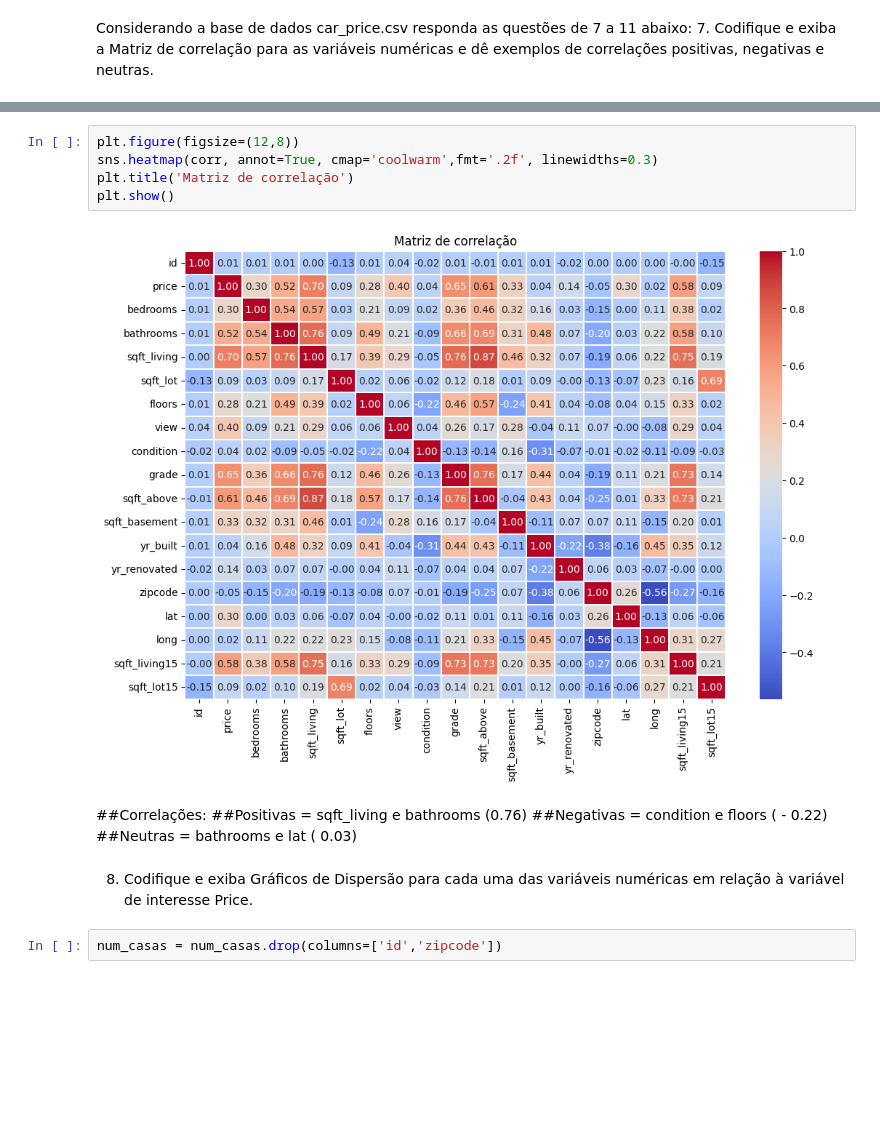
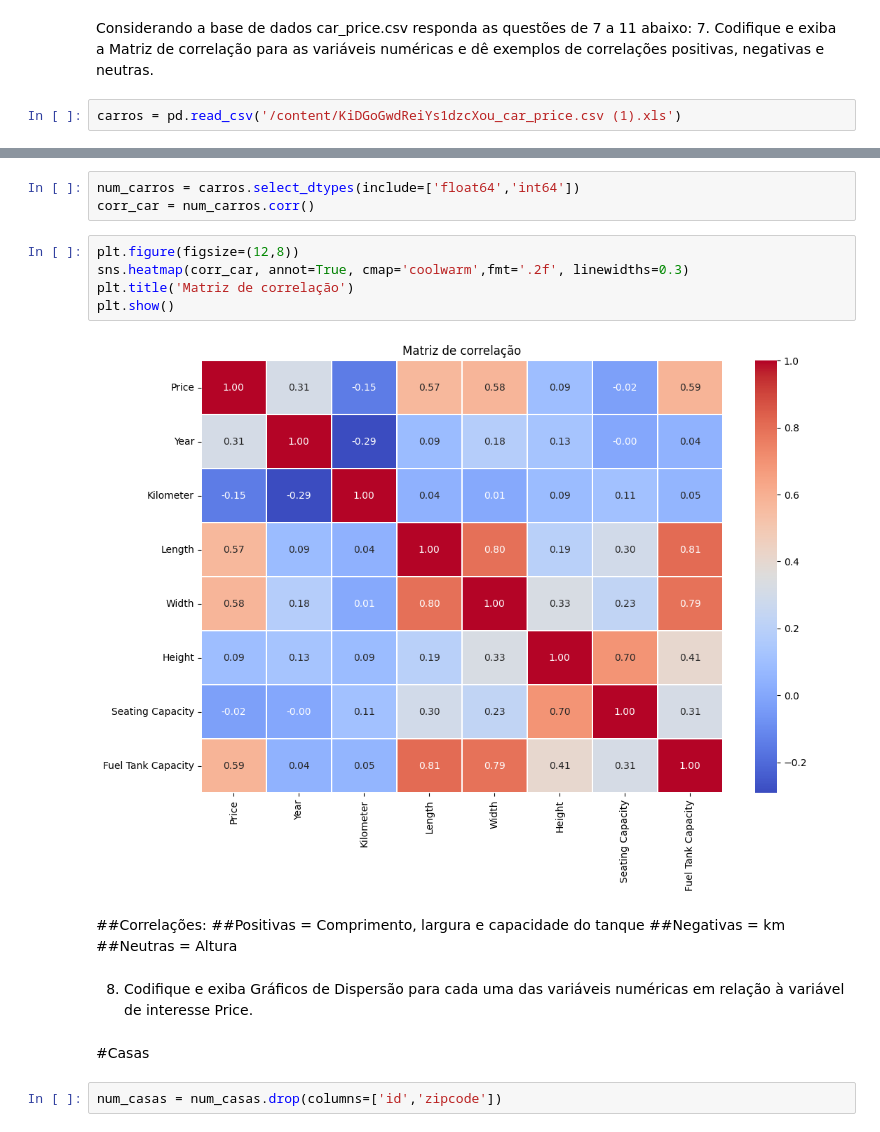
Before and after one commit to HannaCJ/WoMakersCode, a Jupyter notebook: Correlacao_e_regrecao.ipynb, the cells around one changed output, grey strips where cells are left out. Saved outputs shown, nothing was run; the diff lists cells and outputs as text; blank space fills up the shorter version.

```diff
--- a/Correlacao_e_regrecao.ipynb
+++ b/Correlacao_e_regrecao.ipynb
@@ -297,3 +261,5 @@ Considerando a base de dados car_price.csv responda as questões de 7 a 11
 abaixo:
 7. Codifique e exiba a Matriz de correlação para as variáveis numéricas e
 dê exemplos de correlações positivas, negativas e neutras.
+# %%
+carros = pd.read_csv('/content/KiDGoGwdReiYs1dzcXou_car_price.csv (1).xls')
@@ -300,18 +328,23 @@ dê exemplos de correlações positivas, negativas e neutras.
+# %%
+num_carros = carros.select_dtypes(include=['float64','int64'])
+corr_car = num_carros.corr()
 # %%
 plt.figure(figsize=(12,8))
-sns.heatmap(corr, annot=True, cmap='coolwarm',fmt='.2f', linewidths=0.3)
+sns.heatmap(corr_car, annot=True, cmap='coolwarm',fmt='.2f', linewidths=0.3)
 plt.title('Matriz de correlação')
 plt.show()
 # %% [output]
-[figure, old version]
+[figure, new version]
-# %% [markdown]
-##Correlações:
-##Positivas = sqft_living e bathrooms (0.76)
-##Negativas =  condition e floors ( - 0.22)
-##Neutras = bathrooms e lat ( 0.03)
+# %% [markdown]
+##Correlações:
+##Positivas = Comprimento, largura e capacidade do tanque
+##Negativas =  km
+##Neutras = Altura
 # %% [markdown]
 8. Codifique e exiba Gráficos de Dispersão para cada uma das variáveis
 numéricas em relação à variável de interesse Price.
+# %% [markdown]
+#Casas
 # %%
 num_casas = num_casas.drop(columns=['id','zipcode'])
 # %%
```
Also changed, not shown: parts of 32 cells of this notebook, 2 other files.
